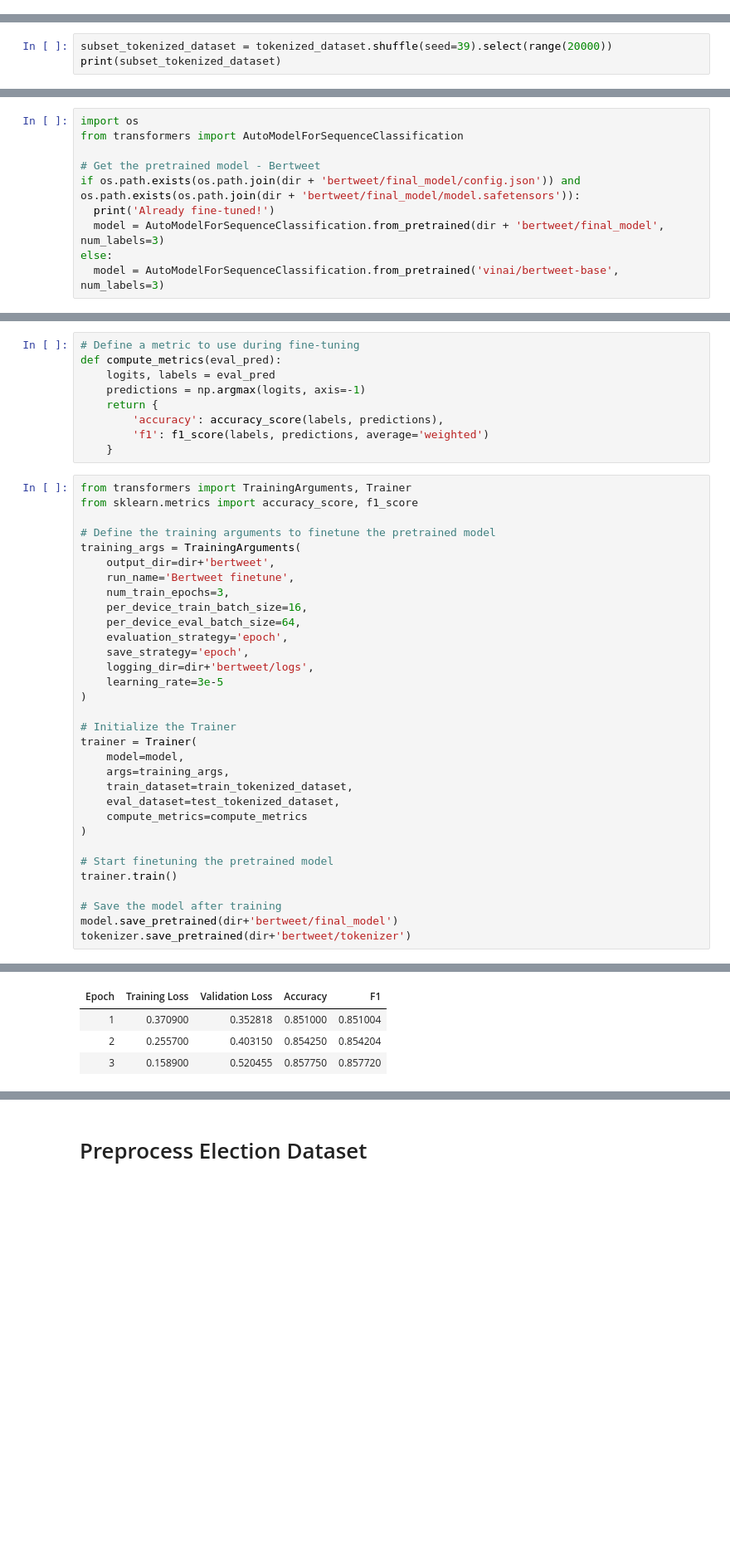
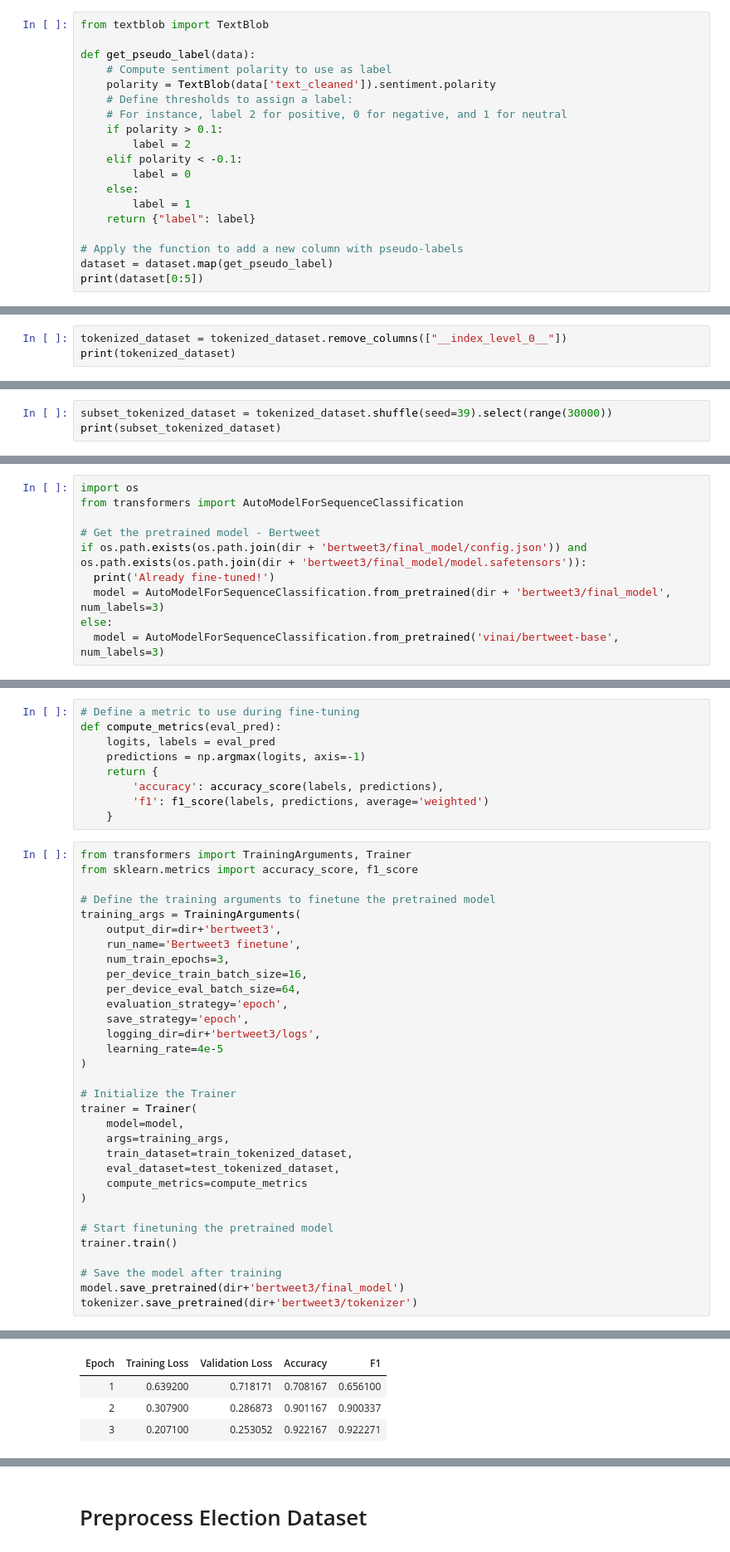
Before and after one commit to YupengHuangFrank/ECE1513, a Jupyter notebook: BERTweet.ipynb, the cells around one changed output, grey strips where cells are left out. Shown at 83% size. Cells and saved outputs as stored; diff of their text form; blank space fills up the shorter version.

```diff
--- a/BERTweet.ipynb
+++ b/BERTweet.ipynb
@@ -127,0 +124,19 @@ print(dataset[0:5])
+# %%
+from textblob import TextBlob
+
+def get_pseudo_label(data):
+    # Compute sentiment polarity to use as label
+    polarity = TextBlob(data['text_cleaned']).sentiment.polarity
+    # Define thresholds to assign a label:
+    # For instance, label 2 for positive, 0 for negative, and 1 for neutral
+    if polarity > 0.1:
+        label = 2
+    elif polarity < -0.1:
+        label = 0
+    else:
+        label = 1
+    return {"label": label}
+
+# Apply the function to add a new column with pseudo-labels
+dataset = dataset.map(get_pseudo_label)
+print(dataset[0:5])
@@ -179,0 +184,3 @@ Dataset({
+# %%
+tokenized_dataset = tokenized_dataset.remove_columns(["__index_level_0__"])
+print(tokenized_dataset)
@@ -180,5 +192,5 @@ Dataset({
 # %%
-subset_tokenized_dataset = tokenized_dataset.shuffle(seed=39).select(range(20000))
+subset_tokenized_dataset = tokenized_dataset.shuffle(seed=39).select(range(30000))
 print(subset_tokenized_dataset)
 # %% [output]
 Dataset({
@@ -209,9 +228,9 @@ import os
 from transformers import AutoModelForSequenceClassification
 
 # Get the pretrained model - Bertweet
-if os.path.exists(os.path.join(dir + 'bertweet/final_model/config.json')) and os.path.exists(os.path.join(dir + 'bertweet/final_model/model.safetensors')):
+if os.path.exists(os.path.join(dir + 'bertweet3/final_model/config.json')) and os.path.exists(os.path.join(dir + 'bertweet3/final_model/model.safetensors')):
   print('Already fine-tuned!')
-  model = AutoModelForSequenceClassification.from_pretrained(dir + 'bertweet/final_model', num_labels=3)
+  model = AutoModelForSequenceClassification.from_pretrained(dir + 'bertweet3/final_model', num_labels=3)
 else:
   model = AutoModelForSequenceClassification.from_pretrained('vinai/bertweet-base', num_labels=3)
 # %% [output]
@@ -234,15 +254,15 @@ from sklearn.metrics import accuracy_score, f1_score
 
 # Define the training arguments to finetune the pretrained model
 training_args = TrainingArguments(
-    output_dir=dir+'bertweet',
-    run_name='Bertweet finetune',
+    output_dir=dir+'bertweet3',
+    run_name='Bertweet3 finetune',
     num_train_epochs=3,
     per_device_train_batch_size=16,
     per_device_eval_batch_size=64,
     evaluation_strategy='epoch',
     save_strategy='epoch',
-    logging_dir=dir+'bertweet/logs',
-    learning_rate=3e-5
+    logging_dir=dir+'bertweet3/logs',
+    learning_rate=4e-5
 )
 
 # Initialize the Trainer
@@ -258,7 +278,7 @@ trainer = Trainer(
 trainer.train()
 
 # Save the model after training
-model.save_pretrained(dir+'bertweet/final_model')
-tokenizer.save_pretrained(dir+'bertweet/tokenizer')
+model.save_pretrained(dir+'bertweet3/final_model')
+tokenizer.save_pretrained(dir+'bertweet3/tokenizer')
 # %% [output]
 Using the `WANDB_DISABLED` environment variable is deprecated and will be removed in v5. Use the --report_to flag to control the integrations used for logging result (for instance --report_to none).
@@ -266,4 +286,4 @@ Using the `WANDB_DISABLED` environment variable is deprecated and will be remove
 | Epoch | Training Loss | Validation Loss | Accuracy | F1 |
-| 1 | 0.370900 | 0.352818 | 0.851000 | 0.851004 |
-| 2 | 0.255700 | 0.403150 | 0.854250 | 0.854204 |
-| 3 | 0.158900 | 0.520455 | 0.857750 | 0.857720 |
+| 1 | 0.639200 | 0.718171 | 0.708167 | 0.656100 |
+| 2 | 0.307900 | 0.286873 | 0.901167 | 0.900337 |
+| 3 | 0.207100 | 0.253052 | 0.922167 | 0.922271 |
```
Also changed, not shown: parts of 39 cells of this notebook.
